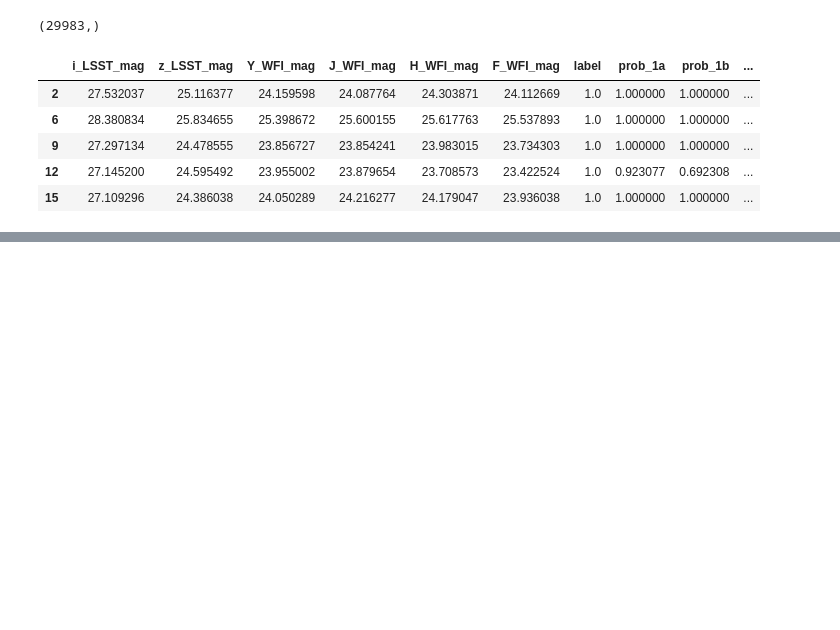
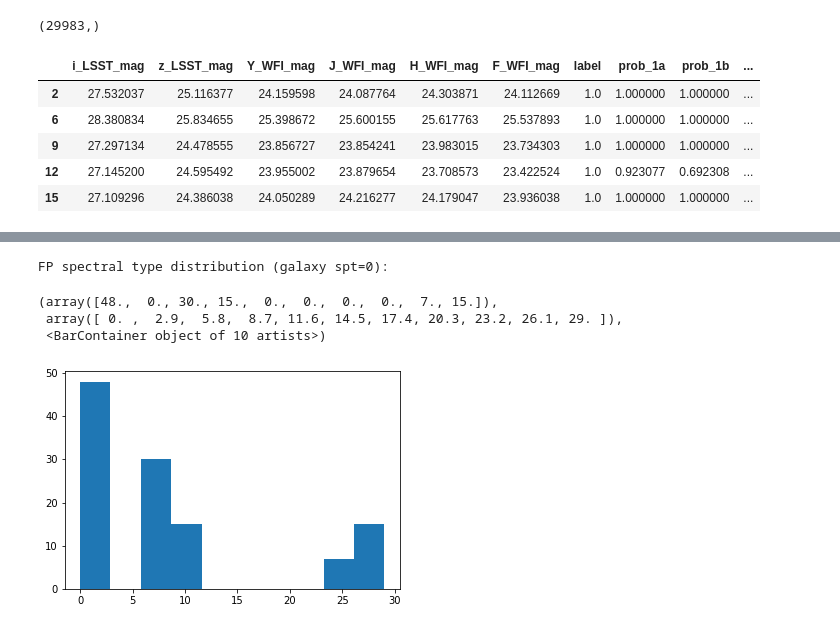
Before and after one commit to jlmaurora233/high-z-quasar-classification, a Jupyter notebook: z pipeline prob.ipynb, the cells around one changed output, grey strips where cells are left out. Drawn from its saved outputs; the diff is of its cells as text; code cells hidden in the pictures; blank space fills up the shorter version.

```diff
--- a/z pipeline prob.ipynb
+++ b/z pipeline prob.ipynb
@@ -542,0 +463,5 @@ fp.describe()
+# %%
+false_positive = fp.merge(test0, on=['i_LSST_mag', 'z_LSST_mag', 'Y_WFI_mag', 'J_WFI_mag', 'H_WFI_mag', 'F_WFI_mag'])
+false_positive = false_positive.drop(columns=['z_LSST_magerr', 'label_y', 'spt_x'])
+false_positive = false_positive.rename(columns={'label_x': 'label', 'spt_y': 'spt'})
+false_positive.describe()
@@ -543,2 +478,11 @@ fp.describe()
+# %%
+print('FP spectral type distribution (galaxy spt=0):')
+plt.hist(false_positive['spt'])
+# %% [output]
+FP spectral type distribution (galaxy spt=0):
+(array([48.,  0., 30., 15.,  0.,  0.,  0.,  0.,  7., 15.]),
+ array([ 0. ,  2.9,  5.8,  8.7, 11.6, 14.5, 17.4, 20.3, 23.2, 26.1, 29. ]),
+ <BarContainer object of 10 artists>)
+[figure, added]
 # %%
 # false negative: the difference between all positive and true positive
```
Also changed, not shown: parts of 44 cells of this notebook.
